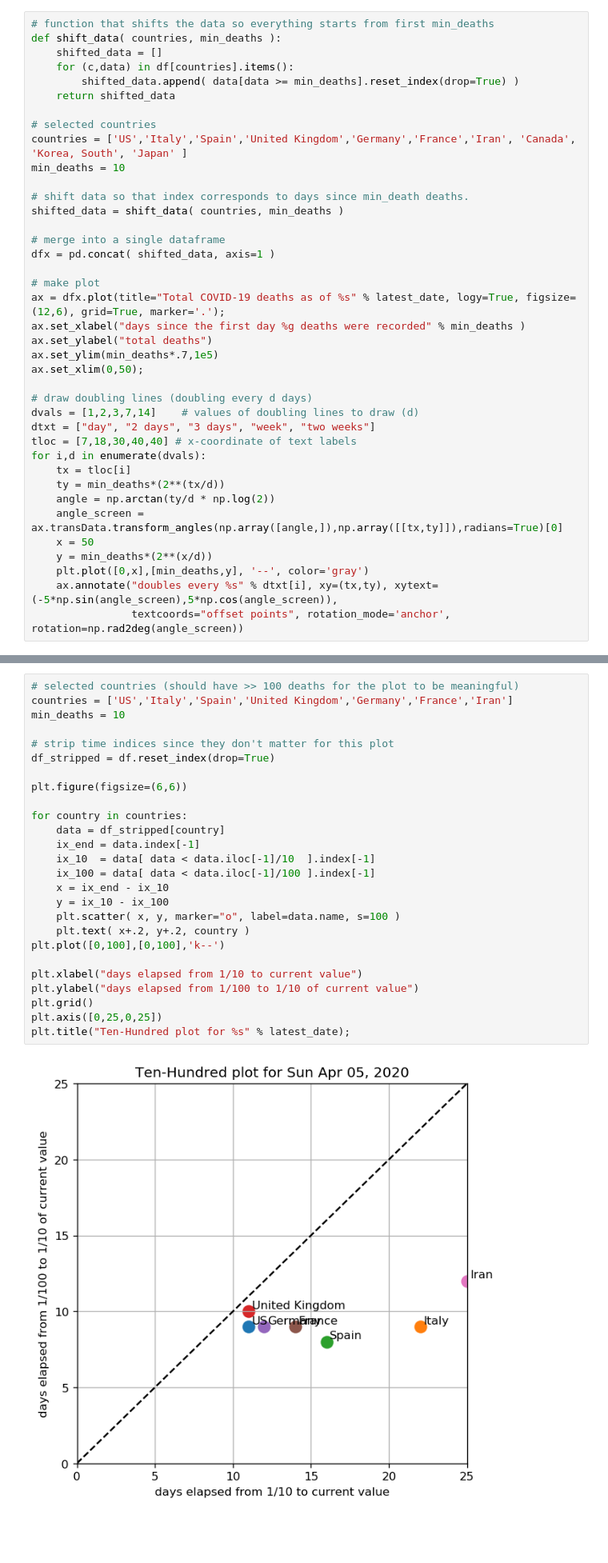
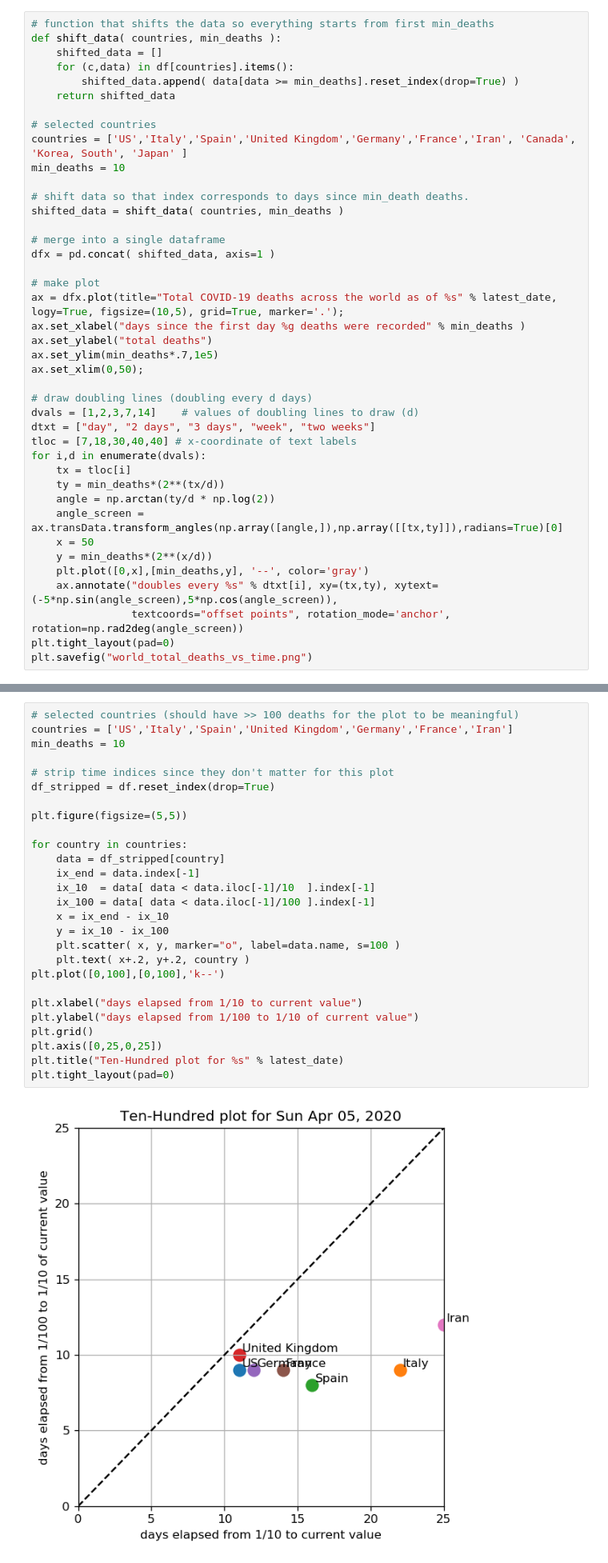
Before and after one commit to LaurentLessard/covid19, a Jupyter notebook: covid.ipynb, the cells around one changed output, grey strips where cells are left out. Shown at 80% size. Cells and saved outputs as stored; diff of their text form; blank space fills up the shorter version.

```diff
--- a/covid.ipynb
+++ b/covid.ipynb
@@ -74,7 +74,7 @@ shifted_data = shift_data( countries, min_deaths )
 dfx = pd.concat( shifted_data, axis=1 )
 
 # make plot
-ax = dfx.plot(title="Total COVID-19 deaths as of %s" % latest_date, logy=True, figsize=(12,6), grid=True, marker='.');
+ax = dfx.plot(title="Total COVID-19 deaths across the world as of %s" % latest_date, logy=True, figsize=(10,5), grid=True, marker='.');
 ax.set_xlabel("days since the first day %g deaths were recorded" % min_deaths )
 ax.set_ylabel("total deaths")
 ax.set_ylim(min_deaths*.7,1e5)
@@ -94,4 +94,6 @@ for i,d in enumerate(dvals):
     plt.plot([0,x],[min_deaths,y], '--', color='gray')
     ax.annotate("doubles every %s" % dtxt[i], xy=(tx,ty), xytext=(-5*np.sin(angle_screen),5*np.cos(angle_screen)),
                 textcoords="offset points", rotation_mode='anchor', rotation=np.rad2deg(angle_screen))
+plt.tight_layout(pad=0)
+plt.savefig("world_total_deaths_vs_time.png")
 # %% [output]
@@ -121,28 +125,29 @@ The idea for this plot is due to [Jerry Zhu](https://www.youtube.com/watch?v=NP3
 # %%
 # selected countries (should have >> 100 deaths for the plot to be meaningful)
 countries = ['US','Italy','Spain','United Kingdom','Germany','France','Iran']
 min_deaths = 10
 
 # strip time indices since they don't matter for this plot
 df_stripped = df.reset_index(drop=True)
 
-plt.figure(figsize=(6,6))
+plt.figure(figsize=(5,5))
 
 for country in countries:
     data = df_stripped[country]
     ix_end = data.index[-1]
     ix_10  = data[ data < data.iloc[-1]/10  ].index[-1]
     ix_100 = data[ data < data.iloc[-1]/100 ].index[-1]
     x = ix_end - ix_10
     y = ix_10 - ix_100
     plt.scatter( x, y, marker="o", label=data.name, s=100 )
     plt.text( x+.2, y+.2, country )
 plt.plot([0,100],[0,100],'k--')
 
 plt.xlabel("days elapsed from 1/10 to current value")
 plt.ylabel("days elapsed from 1/100 to 1/10 of current value")
 plt.grid()
 plt.axis([0,25,0,25])
-plt.title("Ten-Hundred plot for %s" % latest_date);
+plt.title("Ten-Hundred plot for %s" % latest_date)
+plt.tight_layout(pad=0)
 # %% [output]
-[figure, old version]
+[figure, new version]
```
Also changed, not shown: parts of 2 cells of this notebook, 4 other files.
